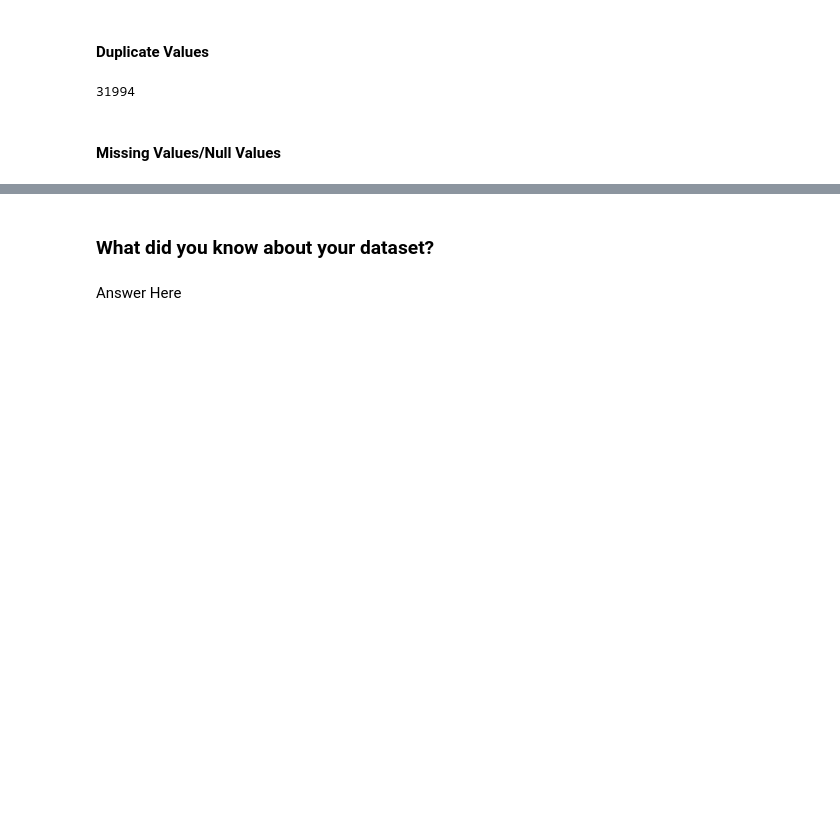
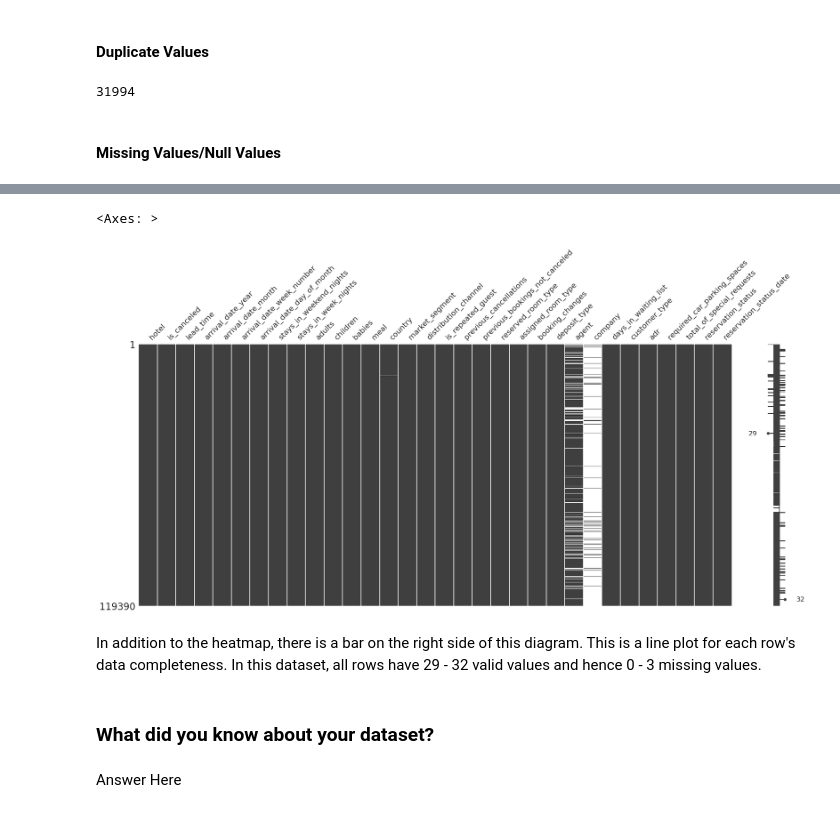
Before and after one commit to amoghsawant17/EDA_Project_Amogh, a Jupyter notebook: EDA_Hotel_Booking_Analysis.ipynb, the cells around one changed output, grey strips where cells are left out. Drawn from its saved outputs; the diff is of its cells as text; code cells hidden in the pictures; blank space fills up the shorter version.

```diff
--- a/EDA_Hotel_Booking_Analysis.ipynb
+++ b/EDA_Hotel_Booking_Analysis.ipynb
@@ -196,3 +210,13 @@ len(df[df.duplicated()])
+# %%
+# Visualizing the missing values
+# Checking Null Value by plotting Heatmap
+import missingno as msno
+msno.matrix(df)
+# %% [output]
+<Axes: >
+[figure, added]
+# %% [markdown]
+In addition to the heatmap, there is a bar on the right side of this diagram. This is a line plot for each row's data completeness. In this dataset, all rows have 29 - 32 valid values and hence 0 - 3 missing values.
 # %% [markdown]
 ### What did you know about your dataset?
 # %% [markdown]
```
Also changed, not shown: parts of 3 cells of this notebook.
